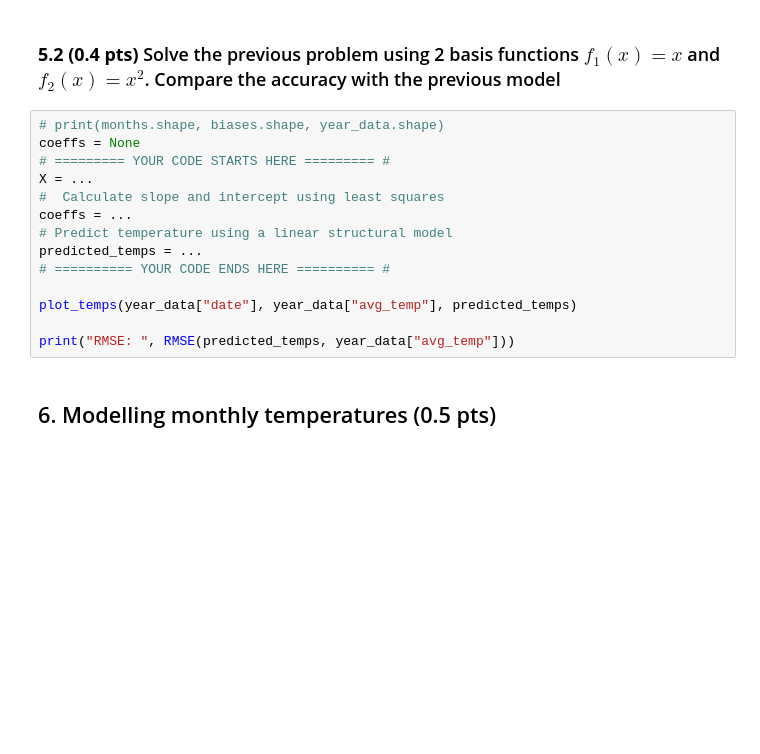
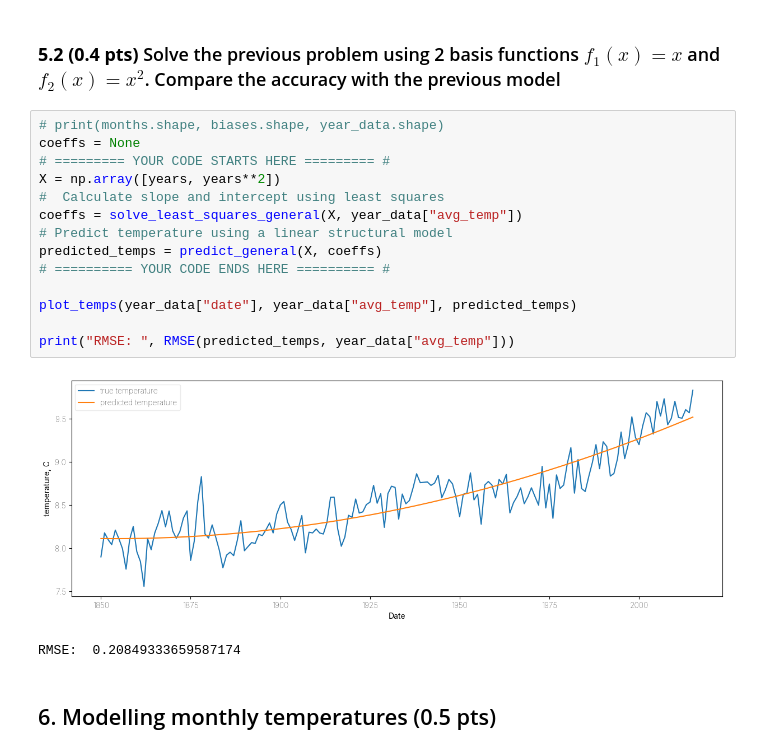
Before and after one commit to nuinashco/LinearAlgebra-UCU, a Jupyter notebook: hw1/task3-least_squares.ipynb, the cells around one changed output. Saved outputs shown, nothing was run; the diff lists cells and outputs as text; blank space fills up the shorter version.

```diff
--- a/hw1/task3-least_squares.ipynb
+++ b/hw1/task3-least_squares.ipynb
@@ -246,17 +246,20 @@ $$ F(x) = a_0 + a_1f_1(x) + a_2f_2(x)+... + a_nf_n(x)$$
 # %%
 # print(months.shape, biases.shape, year_data.shape)
 coeffs = None
 # ========= YOUR CODE STARTS HERE ========= #
-X = ...
+X = np.array([years, years**2])
 #  Calculate slope and intercept using least squares
-coeffs = ...
+coeffs = solve_least_squares_general(X, year_data["avg_temp"])
 # Predict temperature using a linear structural model
-predicted_temps = ...
+predicted_temps = predict_general(X, coeffs)
 # ========== YOUR CODE ENDS HERE ========== #
 
 plot_temps(year_data["date"], year_data["avg_temp"], predicted_temps)
 
 print("RMSE: ", RMSE(predicted_temps, year_data["avg_temp"]))
+# %% [output]
+[figure, added]
+RMSE:  0.20849333659587174
 # %% [markdown]
 ## 6. Modelling monthly temperatures (0.5 pts)
 # %%
```
Also changed, not shown: parts of 3 cells of this notebook.
